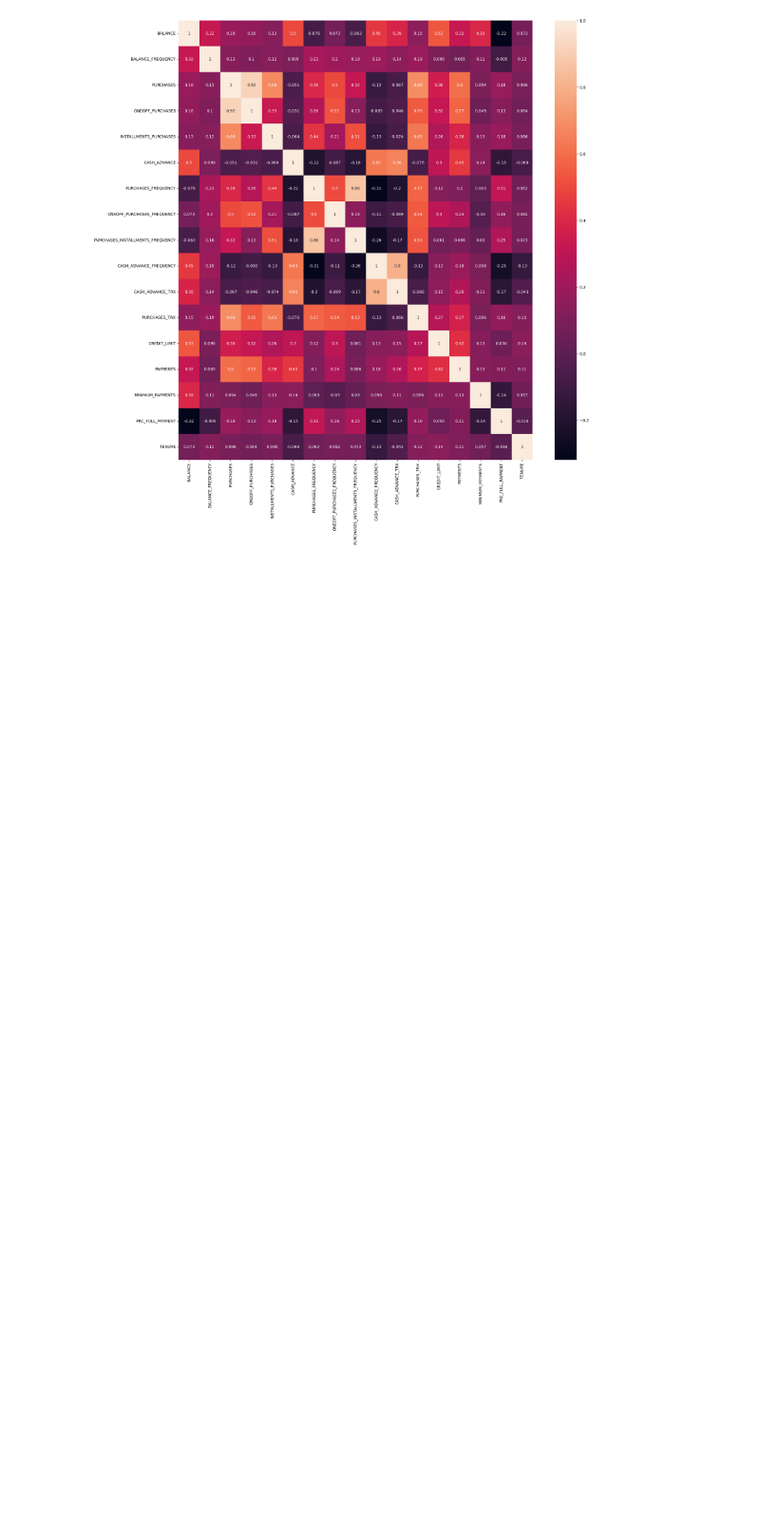
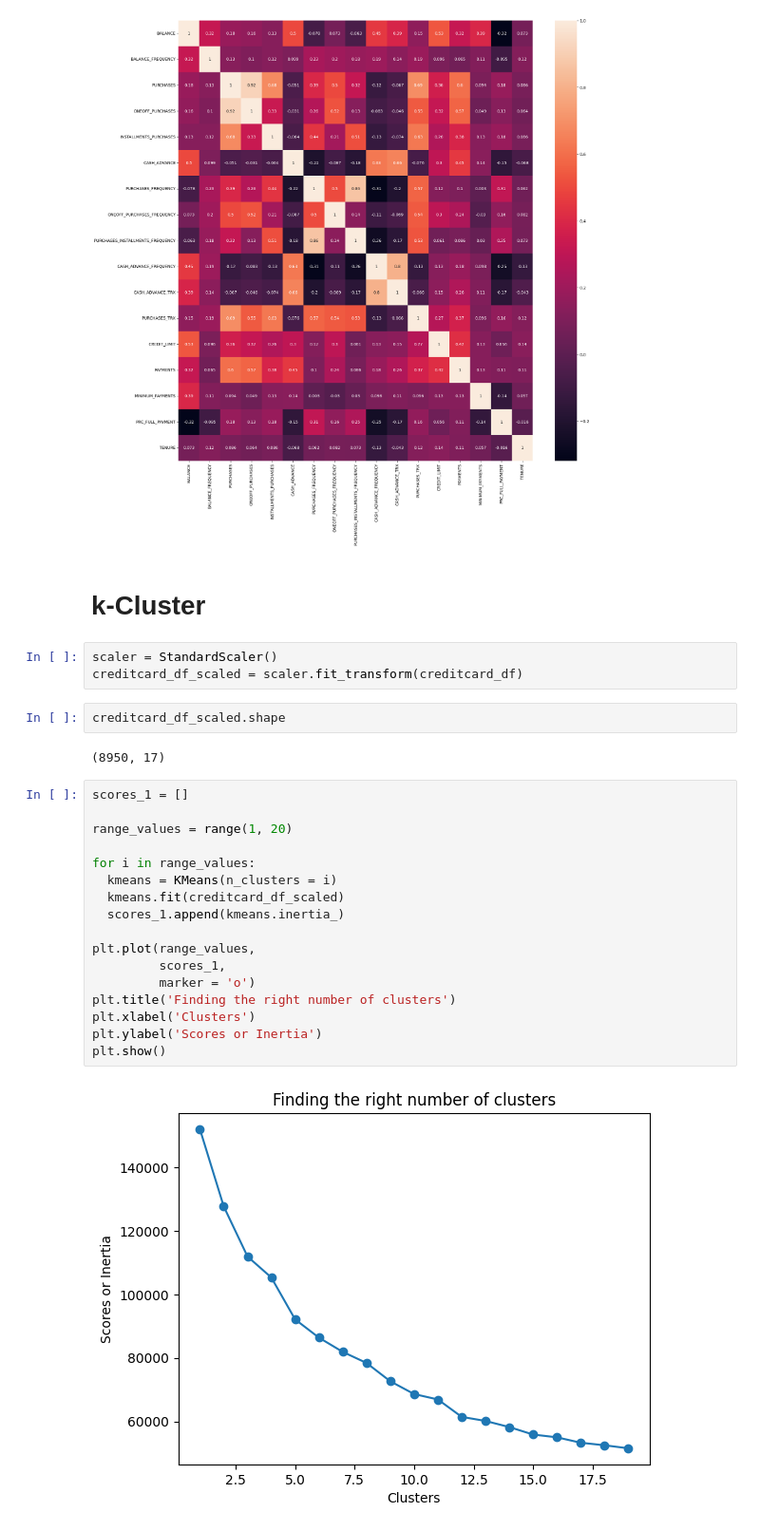
Before and after one commit to mattyapers/Data-Science, a Jupyter notebook: Marketing Model.ipynb, the cells around one changed output. Shown at 95% size. Drawn from its saved outputs; the diff is of its cells as text; blank space fills up the shorter version.

```diff
--- a/Marketing Model.ipynb
+++ b/Marketing Model.ipynb
@@ -159,3 +241,31 @@ sns.heatmap(correlations, annot=True)
 # %% [output]
 <Axes: >
 [figure]
+# %% [markdown]
+# k-Cluster
+# %%
+scaler = StandardScaler()
+creditcard_df_scaled = scaler.fit_transform(creditcard_df)
+# %%
+creditcard_df_scaled.shape
+# %% [output]
+(8950, 17)
+# %%
+scores_1 = []
+
+range_values = range(1, 20)
+
+for i in range_values:
+  kmeans = KMeans(n_clusters = i)
+  kmeans.fit(creditcard_df_scaled)
+  scores_1.append(kmeans.inertia_)
+
+plt.plot(range_values,
+         scores_1,
+         marker = 'o')
+plt.title('Finding the right number of clusters')
+plt.xlabel('Clusters')
+plt.ylabel('Scores or Inertia')
+plt.show()
+# %% [output]
+[figure, added]
```
Also changed, not shown: parts of 6 cells of this notebook.
